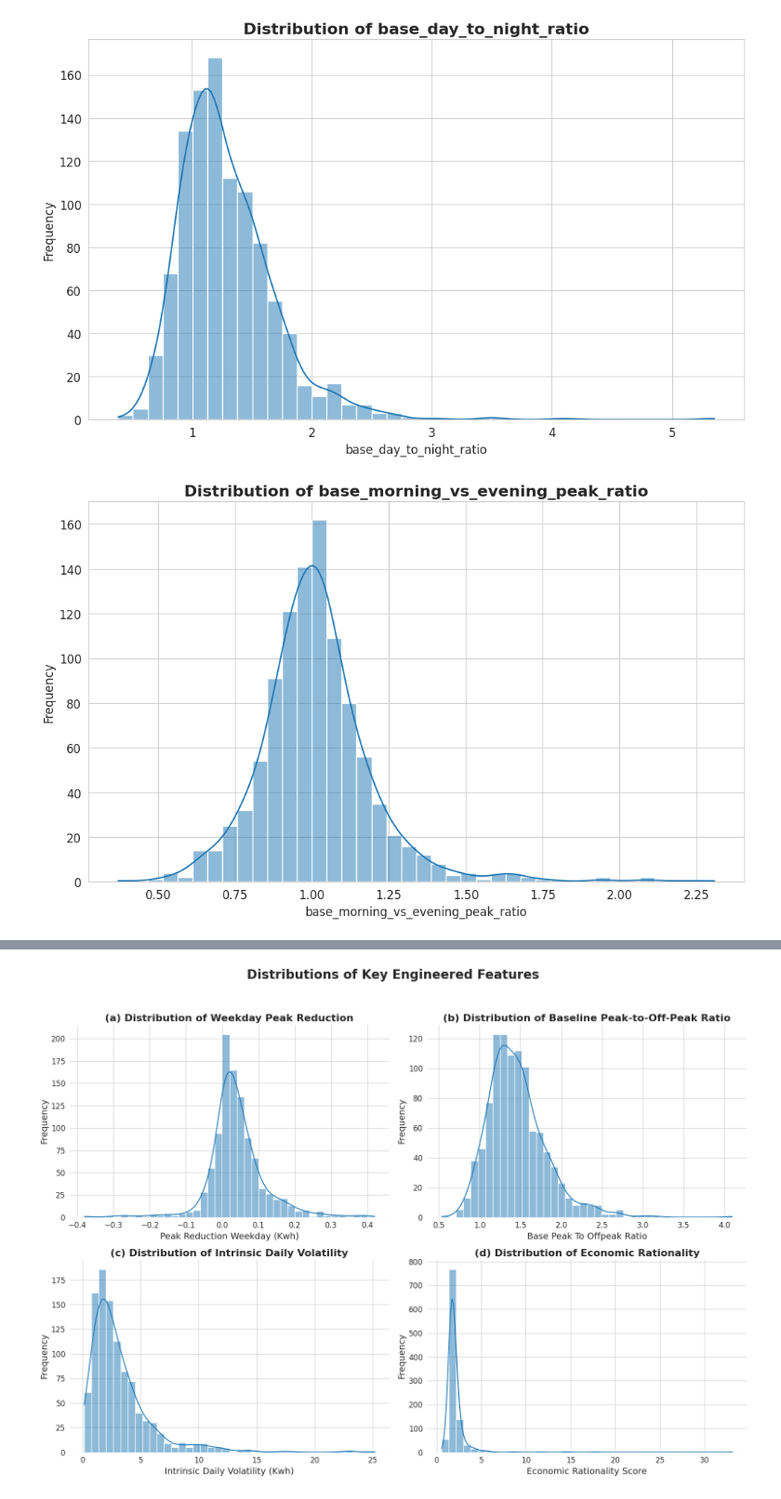
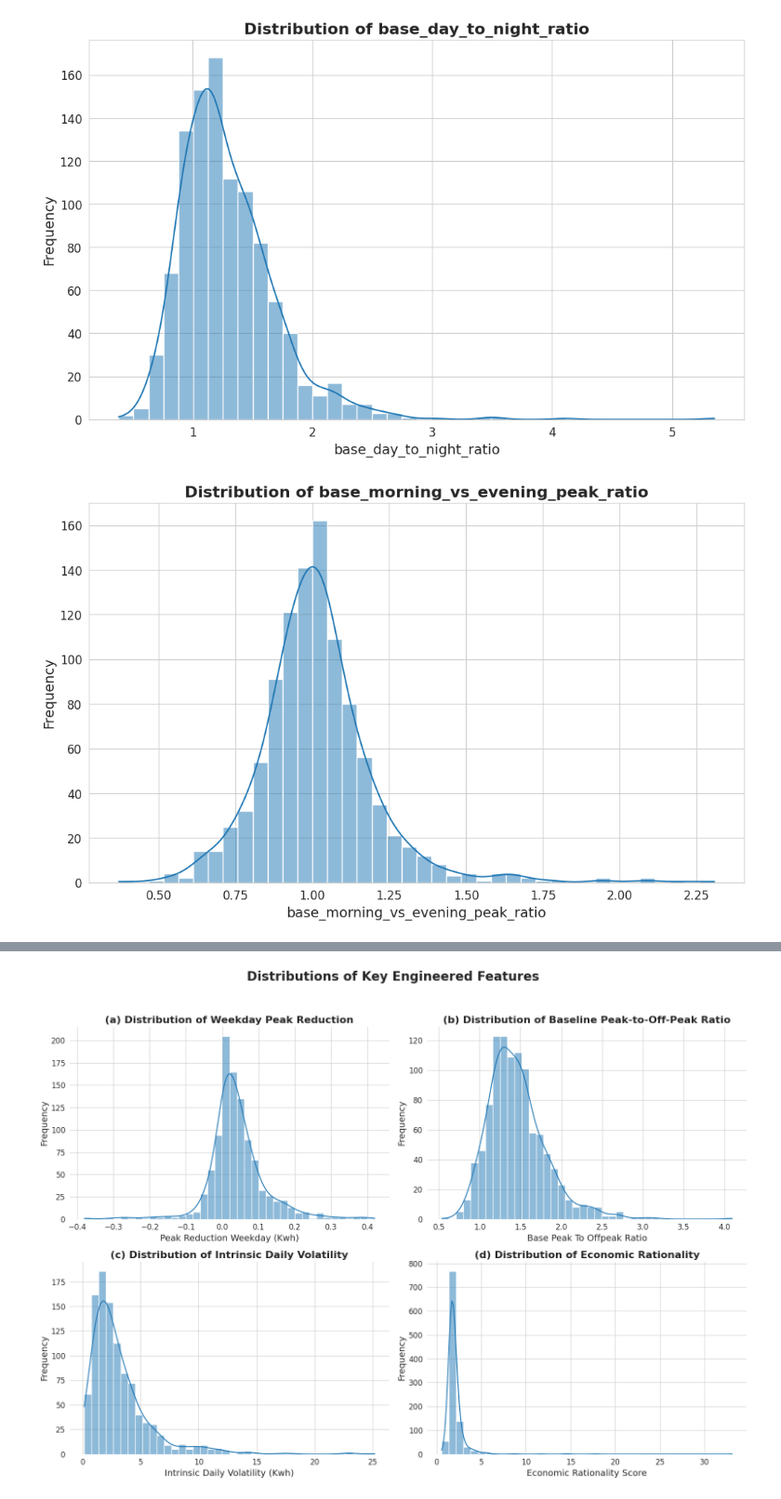
Before and after one commit to dannynew111/erp-clustering-smart-meter-data, a Jupyter notebook: EDA_visualisations_v4.ipynb, the cells around one changed output, grey strips where cells are left out. Shown at 93% size. Drawn from its saved outputs; the diff is of its cells as text; code cells hidden in the pictures.

```diff
--- a/EDA_visualisations_v4.ipynb
+++ b/EDA_visualisations_v4.ipynb
@@ -73,7 +73,7 @@ for feature in features_to_plot:
     unit = feature_units.get(feature, '')
     xlabel_text = f'{feature} {unit}'.strip()
     plt.title(f'Distribution of {feature}', fontsize=16, fontweight='bold')
-    plt.xlabel(xlabel_text, fontsize=12)
-    plt.ylabel('Frequency', fontsize=12)
+    plt.xlabel(xlabel_text, fontsize=14)
+    plt.ylabel('Frequency', fontsize=14)
     plt.show()
 # %% [output]
@@ -88,2 +88,2 @@ for feature in features_to_plot:
-[figure, old version]
+[figure, new version]
-[figure, old version]
+[figure, new version]
```
Also changed, not shown: parts of 5 cells of this notebook.
